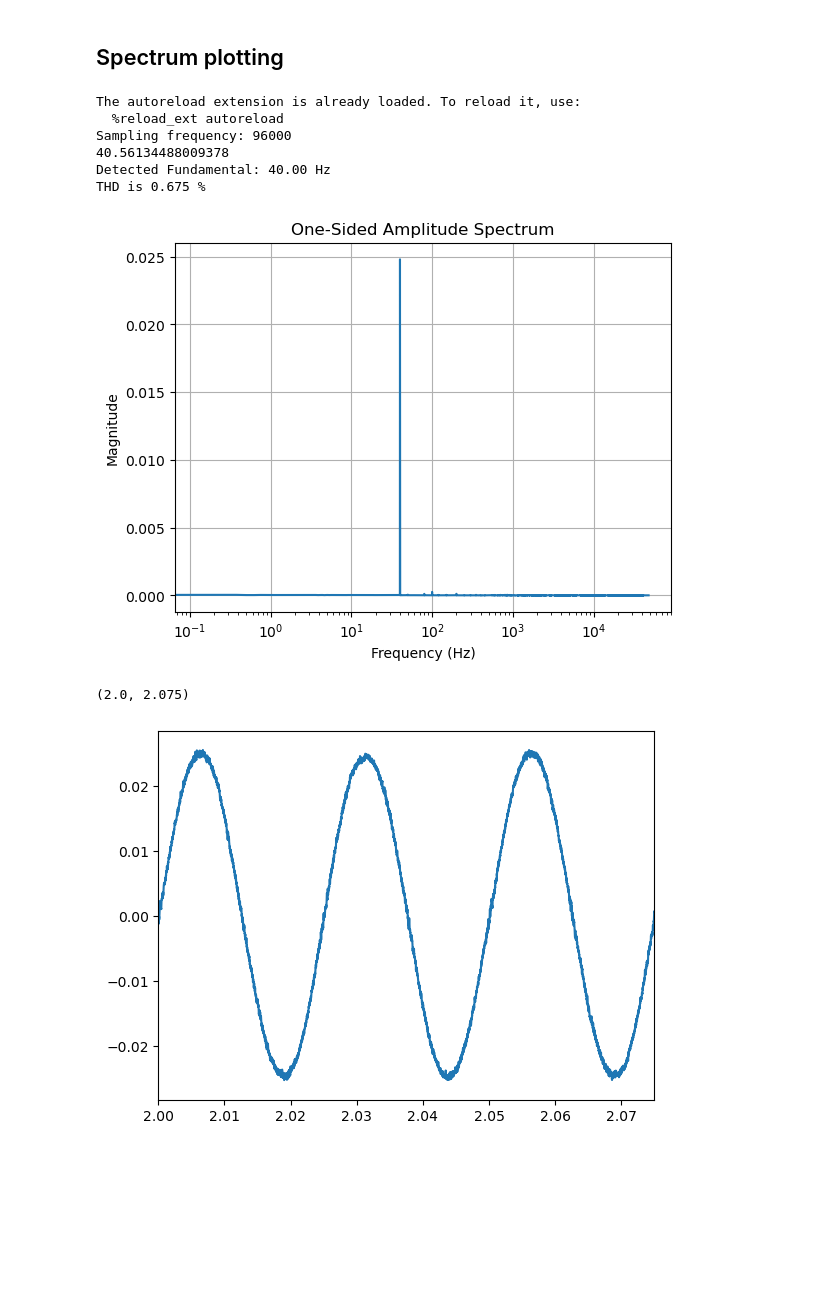
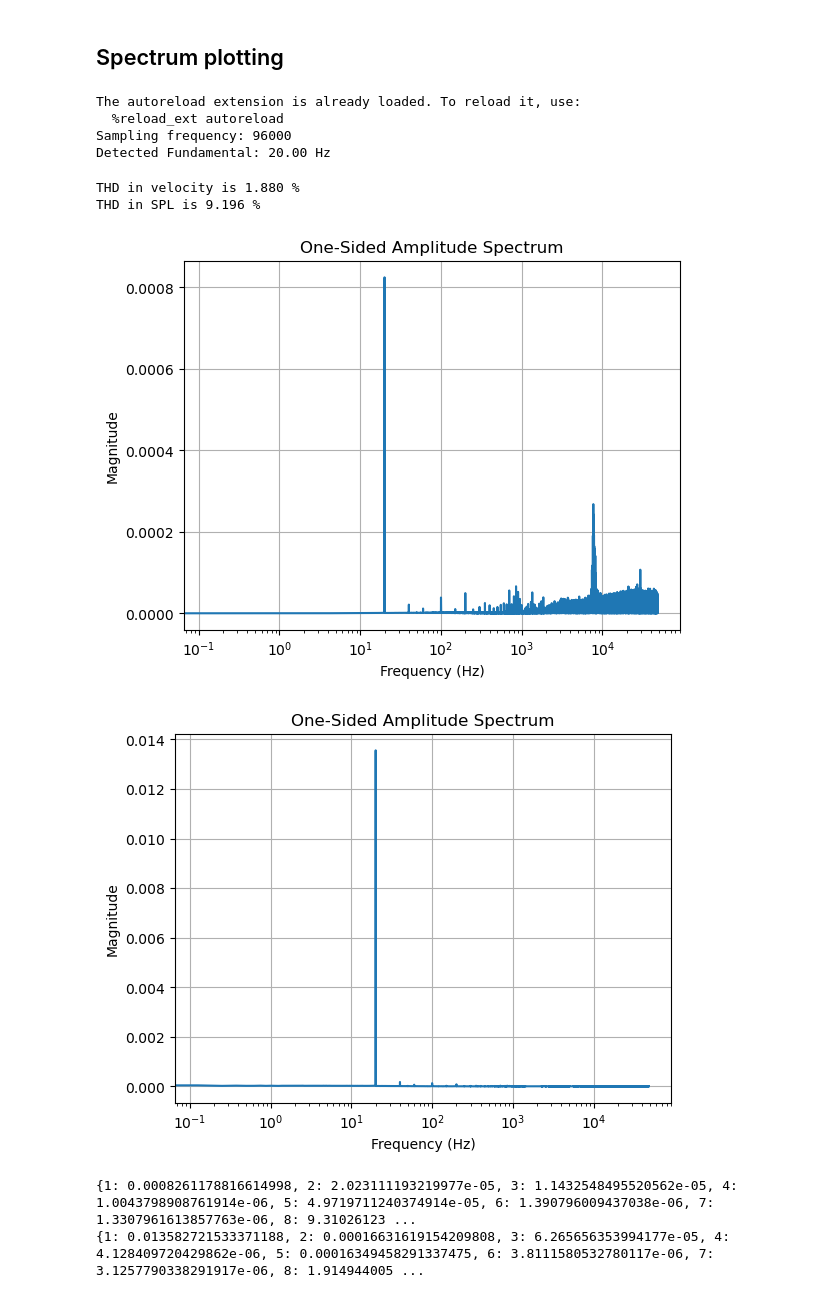
Before and after one commit to istlf/non-linear-transducers-project, a Jupyter notebook: Lab D.ipynb, the cells around one changed output. Cells and saved outputs as stored; diff of their text form; code cells hidden in the pictures; blank space fills up the shorter version.

```diff
--- a/Lab D.ipynb
+++ b/Lab D.ipynb
@@ -16,46 +16,49 @@ The autoreload extension is already loaded. To reload it, use:
 # %%
 %load_ext autoreload
 %autoreload 2
 import util
-# path = "/Users/aske-/Documents/DTU/Kandidat/3. semester/Non linear transducers/puretone_f1_20Hz_f2_NoneHz_/puretone_f1_20Hz_f2_NoneHz_"
+path = "/Users/aske-/Documents/DTU/Kandidat/3. semester/Non linear transducers/puretone_f1_20Hz_f2_NoneHz_/puretone_f1_20Hz_f2_NoneHz_"
 
-# data = io.loadmat(path + "/puretone_f1_20Hz_f2_NoneHz_6Vrms.mat")
+data = io.loadmat(path + "/puretone_f1_20Hz_f2_NoneHz_0.15Vrms.mat")
 
-path = "/Users/aske-/Documents/DTU/Kandidat/3. semester/Non linear transducers/puretone_f1_40Hz_f2_NoneHz_/puretone_f1_40Hz_f2_NoneHz_"
+# path = "/Users/aske-/Documents/DTU/Kandidat/3. semester/Non linear transducers/puretone_f1_40Hz_f2_NoneHz_/puretone_f1_40Hz_f2_NoneHz_"
 
-data = io.loadmat(path + "/puretone_f1_40Hz_f2_NoneHz_0.15Vrms.mat")
+# data = io.loadmat(path + "/puretone_f1_40Hz_f2_NoneHz_0.15Vrms.mat")
 
 fs = data['sample_rate'][0][0]
 
 print(f"Sampling frequency: {fs}")
 
 u = np.squeeze(data['voltage'])
 i = np.squeeze(data['current'])
 d = np.squeeze(data['displacement'])
 v = np.squeeze(data['velocity'])
 
-#print(util.rms(u))
-# print(len(d)/fs)
-print(util.vel_2_spl(v, 4e-2, 40))
-
 t = np.linspace(0, 8, 8*fs)
 
-THD, THD_data = util.thd_r(v, fs)
+THD_vel, THD_data_vel = util.thd_r(v, fs)
+THD_spl, THD_data_spl = util.thd_spl(v, fs, radius=4e-2)
 
-print(f"THD is {THD * 100:.3f} %")
+print(f"THD in velocity is {THD_vel * 100:.3f} %")
+print(f"THD in SPL is {THD_spl * 100:.3f} %")
 
-util.plot_one_sided_spectrum(v, fs)
+util.plot_spectrum_in_spl(v, fs, radius=4e-2, log=False)
+util.plot_spectrum(v,fs)
 
-plt.figure()
-plt.plot(t, v)
-plt.xlim([2,2 + 3*1/40])
+# plt.figure()
+# plt.plot(t, v)
+# plt.xlim([2,2 + 3*1/40])
+
+print(THD_data_spl)
+print(THD_data_vel)
 # %% [output]
 The autoreload extension is already loaded. To reload it, use:
   %reload_ext autoreload
 Sampling frequency: 96000
-40.56134488009378
-Detected Fundamental: 40.00 Hz
-THD is 0.675 %
+Detected Fundamental: 20.00 Hz
+THD in velocity is 1.880 %
+THD in SPL is 9.196 %
-[figure, old version]
+[figure, new version]
-(2.0, 2.075)
-[figure, old version]
+[figure, new version]
+{1: 0.0008261178816614998, 2: 2.023111193219977e-05, 3: 1.1432548495520562e-05, 4: 1.0043798908761914e-06, 5: 4.9719711240374914e-05, 6: 1.390796009437038e-06, 7: 1.3307961613857763e-06, 8: 9.31026123 ...
+{1: 0.013582721533371188, 2: 0.00016631619154209808, 3: 6.265656353994177e-05, 4: 4.128409720429862e-06, 5: 0.00016349458291337475, 6: 3.8111580532780117e-06, 7: 3.1257790338291917e-06, 8: 1.914944005 ...
```
Also changed, not shown: parts of 2 cells of this notebook, 1 other file.
